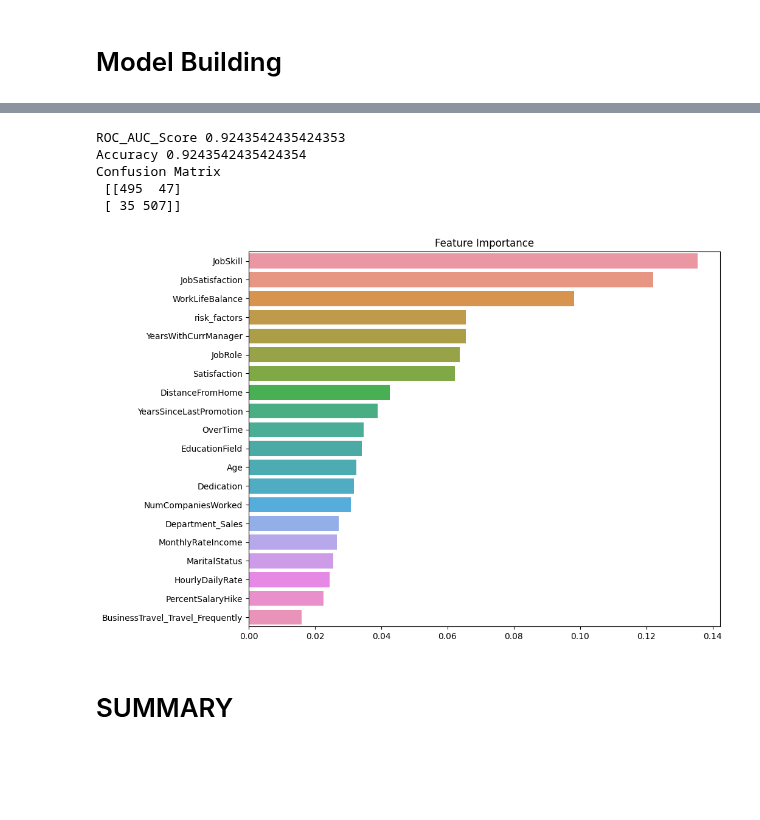
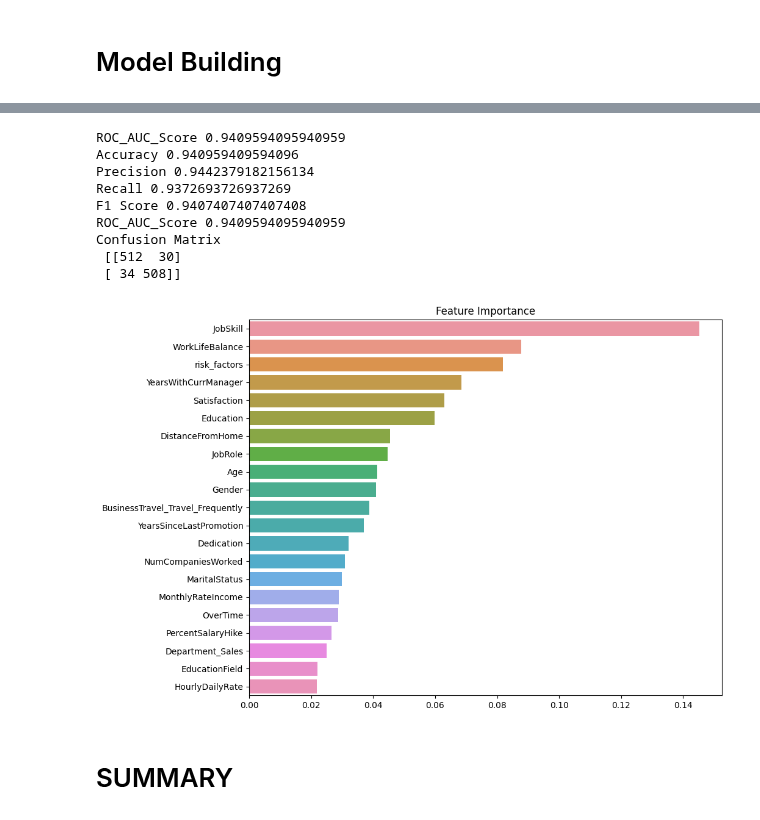
Before and after one commit to Harsh502s/PS-Attrition-Pred, a Jupyter notebook: Notebooks and Models/XGBosst Model.ipynb, the cells around one changed output, grey strips where cells are left out. Drawn from its saved outputs; the diff is of its cells as text; code cells hidden in the pictures; blank space fills up the shorter version.

```diff
--- a/Notebooks and Models/XGBosst Model.ipynb
+++ b/Notebooks and Models/XGBosst Model.ipynb
@@ -299,13 +347,13 @@ X_train, X_valid, y_train, y_valid = train_test_split(
     X, y, test_size=0.2, random_state=101, stratify=y
 )
 
-# Scaling the data using Robust Scaler
+# # Scaling the data using Robust Scaler
 
-scaler = RobustScaler()
+# scaler = RobustScaler()
 
-cols_to_scale = [col for col in X_train.columns if X_train[col].nunique() > 20]
+# cols_to_scale = [col for col in X_train.columns if X_train[col].nunique() > 20]
 
-print(cols_to_scale)
+# print(cols_to_scale)
 
-X_train[cols_to_scale] = scaler.fit_transform(X_train[cols_to_scale])
-X_valid[cols_to_scale] = scaler.transform(X_valid[cols_to_scale])
+# X_train[cols_to_scale] = scaler.fit_transform(X_train[cols_to_scale])
+# X_valid[cols_to_scale] = scaler.transform(X_valid[cols_to_scale])
@@ -400,15 +446,15 @@ X_smote, y_smote = smote.fit_resample(X, y)
 X_train_smote, X_valid_smote, y_train_smote, y_valid_smote = train_test_split(
     X_smote, y_smote, test_size=0.2, random_state=101, stratify=y_smote
 )
-scaler_for_smote = RobustScaler()
+# scaler_for_smote = RobustScaler()
 
-cols_to_scale = [col for col in X_train_smote.columns if X_train_smote[col].nunique() > 20]
+# cols_to_scale = [col for col in X_train_smote.columns if X_train_smote[col].nunique() > 20]
 
-X_train_smote[cols_to_scale] = scaler_for_smote.fit_transform(X_train_smote[cols_to_scale])
-X_valid_smote[cols_to_scale] = scaler_for_smote.transform(X_valid_smote[cols_to_scale])
+# X_train_smote[cols_to_scale] = scaler_for_smote.fit_transform(X_train_smote[cols_to_scale])
+# X_valid_smote[cols_to_scale] = scaler_for_smote.transform(X_valid_smote[cols_to_scale])
 
-with open("scaler.pkl", "wb") as f:
-    pickle.dump(scaler_for_smote, f)
+# with open("scaler.pkl", "wb") as f:
+#     pickle.dump(scaler_for_smote, f)
 # %%
 # Creating a dataframe to store the result smote_metrics of each model.
 smote_metrics = pd.DataFrame(
@@ -487,16 +533,9 @@ from sklearn.model_selection import GridSearchCV
 # Creating a parameter grid to pass in the GridSearchCV.
 
 param_grid = {
-    'learning_rate': [0.01, 0.1, 0.2],
-    'n_estimators': [100, 200, 300],
-    'max_depth': [3, 4, 5, 6],
-    'min_child_weight': [1, 2, 3],
-    'gamma': [0, 0.1, 0.2, 0.3],
-    'subsample': [0.8, 0.9, 1.0],
-    'colsample_bytree': [0.8, 0.9, 1.0],
-    'reg_alpha': [0, 0.1, 0.5, 1],
-    'reg_lambda': [0, 0.1, 0.5, 1],
-    'scale_pos_weight': [1, 2, 5]
+    'learning_rate': [0.01, 0.1, 0.2, 0.3],
+    'min_child_weight': [1, 3, 5, 7],
+    'gamma': [0.0, 0.1, 0.2, 0.3, 0.4],
 }
 
 
@@ -507,7 +546,7 @@ grid = GridSearchCV(
     param_grid=param_grid,
     scoring="roc_auc",
     n_jobs=-1,
-    cv=5,
+    cv=kfold,
     verbose=1,
 )
 
@@ -538,41 +577,49 @@ XGBClassifier(base_score=None, booster=None, callbacks=None,
 # %%
-xgb = XGBClassifier(**grid.best_params_,random_state=101,verbosity=0)
+xgb = XGBClassifier(**grid.best_params_)
 
 # Fitting the model on the train set.
 
 xgb.fit(X_train_smote, y_train_smote)
 
 # Predicting the target variable on the train set.
 
 y_pred = xgb.predict(X_valid_smote)
 
 # Getting the roc_auc_score on the train set.
 
 print("ROC_AUC_Score", roc_auc_score(y_valid_smote, y_pred))
 print("Accuracy", accuracy_score(y_valid_smote, y_pred))
+print("Precision", precision_score(y_valid_smote, y_pred))
+print("Recall", recall_score(y_valid_smote, y_pred))
+print("F1 Score", f1_score(y_valid_smote, y_pred))
+print("ROC_AUC_Score", roc_auc_score(y_valid_smote, y_pred))
 print("Confusion Matrix\n", confusion_matrix(y_valid_smote, y_pred))
 
 # Feature Importance
 
 # Zip the feature names with the feature importances and sort them.
 
 imp_features_xgb = sorted(
     zip(selected_features, xgb.feature_importances_), key=lambda x: x[1], reverse=True
 )
 
 # Plotting a horizontal barplot.
 
 plt.figure(figsize=(10, 8))
 sns.barplot(x=[x[1] for x in imp_features_xgb], y=[x[0] for x in imp_features_xgb])
 plt.title("Feature Importance")
 plt.show()
 # %% [output]
-ROC_AUC_Score 0.9243542435424353
-Accuracy 0.9243542435424354
+ROC_AUC_Score 0.9409594095940959
+Accuracy 0.940959409594096
+Precision 0.9442379182156134
+Recall 0.9372693726937269
+F1 Score 0.9407407407407408
+ROC_AUC_Score 0.9409594095940959
 Confusion Matrix
- [[495  47]
- [ 35 507]]
+ [[512  30]
+ [ 34 508]]
-[figure, old version]
+[figure, new version]
 # %% [markdown]
 # SUMMARY
 # %% [markdown]
```
Also changed, not shown: parts of 12 cells of this notebook, 7 other files.
